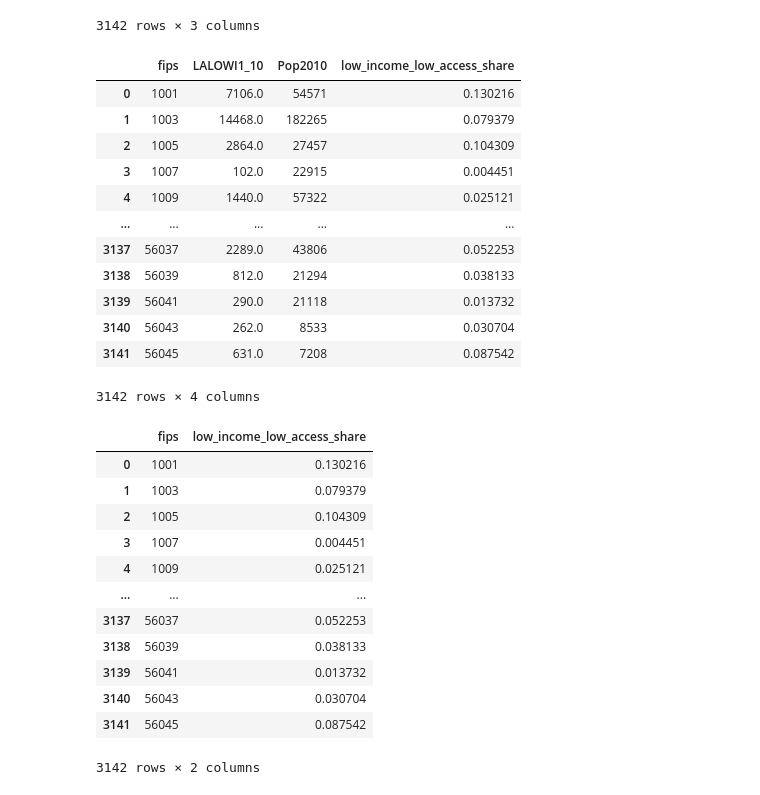
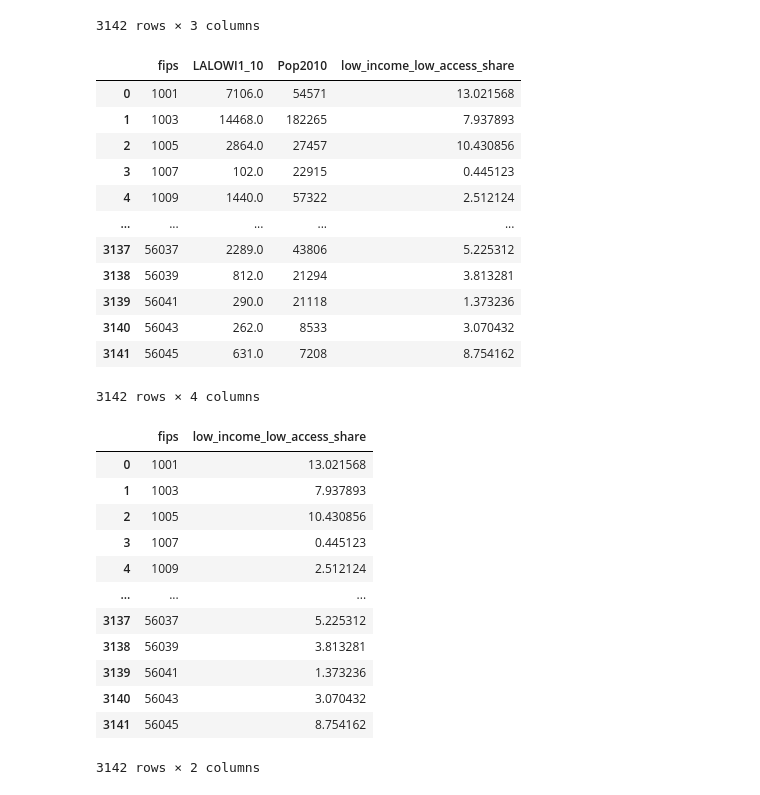
Before and after one commit to agale123/sep-cancer-inequality, a Jupyter notebook: notebooks/cleaning/food_access.ipynb, the cells around one changed output. Drawn from its saved outputs; the diff is of its cells as text; code cells hidden in the pictures.

Commit message:
Convert low income/low access to percent

```diff
--- a/notebooks/cleaning/food_access.ipynb
+++ b/notebooks/cleaning/food_access.ipynb
@@ -46,21 +46,21 @@ df
 # %%
 # Divide out the population living in low income, low access areas by the county poulation
 # to find the low income, low access share of the population
-df["low_income_low_access_share"] = df["LALOWI1_10"] / df["Pop2010"]
+df["low_income_low_access_share"] = df["LALOWI1_10"] * 100 / df["Pop2010"]
 df
 # %% [output]
 |  | fips | LALOWI1_10 | Pop2010 | low_income_low_access_share |
-| 0 | 1001 | 7106.0 | 54571 | 0.130216 |
-| 1 | 1003 | 14468.0 | 182265 | 0.079379 |
-| 2 | 1005 | 2864.0 | 27457 | 0.104309 |
-| 3 | 1007 | 102.0 | 22915 | 0.004451 |
-| 4 | 1009 | 1440.0 | 57322 | 0.025121 |
+| 0 | 1001 | 7106.0 | 54571 | 13.021568 |
+| 1 | 1003 | 14468.0 | 182265 | 7.937893 |
+| 2 | 1005 | 2864.0 | 27457 | 10.430856 |
+| 3 | 1007 | 102.0 | 22915 | 0.445123 |
+| 4 | 1009 | 1440.0 | 57322 | 2.512124 |
 | ... | ... | ... | ... | ... |
-| 3137 | 56037 | 2289.0 | 43806 | 0.052253 |
-| 3138 | 56039 | 812.0 | 21294 | 0.038133 |
-| 3139 | 56041 | 290.0 | 21118 | 0.013732 |
-| 3140 | 56043 | 262.0 | 8533 | 0.030704 |
-| 3141 | 56045 | 631.0 | 7208 | 0.087542 |
+| 3137 | 56037 | 2289.0 | 43806 | 5.225312 |
+| 3138 | 56039 | 812.0 | 21294 | 3.813281 |
+| 3139 | 56041 | 290.0 | 21118 | 1.373236 |
+| 3140 | 56043 | 262.0 | 8533 | 3.070432 |
+| 3141 | 56045 | 631.0 | 7208 | 8.754162 |
 3142 rows × 4 columns
 # %%
 # Remove intermediate columns
@@ -68,17 +68,17 @@ df = df[["fips", "low_income_low_access_share"]]
 df
 # %% [output]
 |  | fips | low_income_low_access_share |
-| 0 | 1001 | 0.130216 |
-| 1 | 1003 | 0.079379 |
-| 2 | 1005 | 0.104309 |
-| 3 | 1007 | 0.004451 |
-| 4 | 1009 | 0.025121 |
+| 0 | 1001 | 13.021568 |
+| 1 | 1003 | 7.937893 |
+| 2 | 1005 | 10.430856 |
+| 3 | 1007 | 0.445123 |
+| 4 | 1009 | 2.512124 |
 | ... | ... | ... |
-| 3137 | 56037 | 0.052253 |
-| 3138 | 56039 | 0.038133 |
-| 3139 | 56041 | 0.013732 |
-| 3140 | 56043 | 0.030704 |
-| 3141 | 56045 | 0.087542 |
+| 3137 | 56037 | 5.225312 |
+| 3138 | 56039 | 3.813281 |
+| 3139 | 56041 | 1.373236 |
+| 3140 | 56043 | 3.070432 |
+| 3141 | 56045 | 8.754162 |
 3142 rows × 2 columns
 # %%
 # Write out the cleaned data
```
Also changed, not shown: 5 other files.
